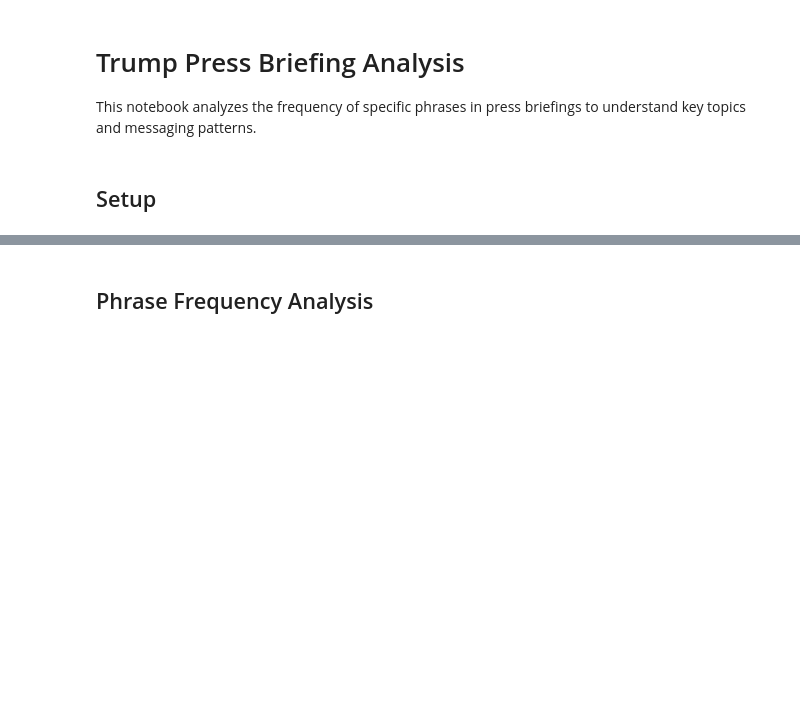
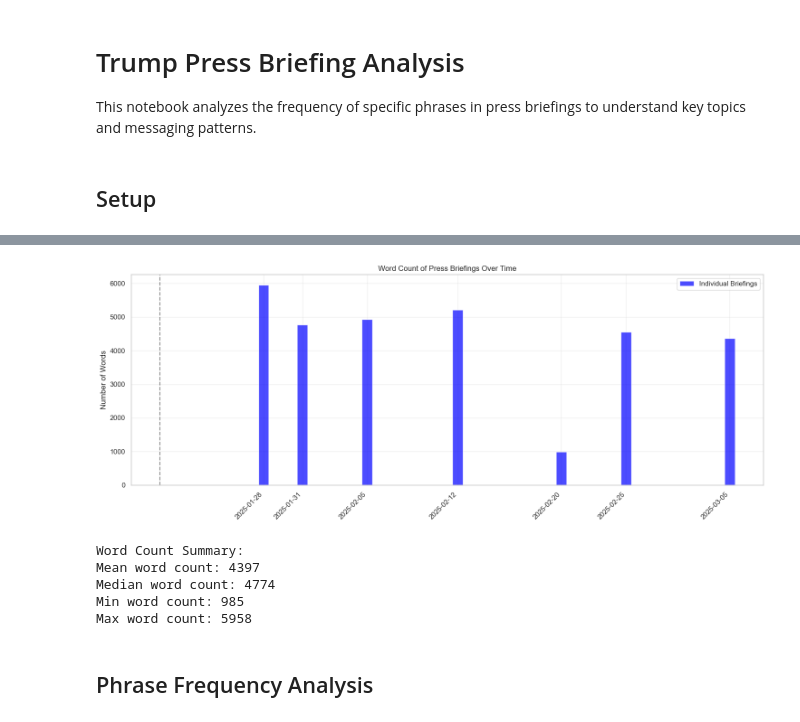
Before and after one commit to jsteng19/kalshi-research, a Jupyter notebook: notebooks/press_briefing_analysis.ipynb, the cells around one changed output, grey strips where cells are left out. Cells and saved outputs as stored; diff of their text form; code cells hidden in the pictures; blank space fills up the shorter version.

```diff
--- a/notebooks/press_briefing_analysis.ipynb
+++ b/notebooks/press_briefing_analysis.ipynb
@@ -134,3 +185,42 @@ if not df_post.empty:
+# %%
+# Plot total word counts over time as a bar chart
+plt.figure(figsize=(15, 6))
+
+# Create bar plot
+bars = plt.bar(df['date'], df['text_length'], alpha=0.7, color='blue', label='Individual Briefings')
+
+# Format x-axis with rotated date labels
+plt.xticks(df['date'], [d.strftime('%Y-%m-%d') for d in df['date']], rotation=45, ha='right')
+
+plt.title('Word Count of Press Briefings Over Time')
+plt.xlabel('') # Remove x-axis label since dates are shown
+plt.ylabel('Number of Words')
+plt.legend()
+plt.grid(True, alpha=0.3)
+
+# Add vertical line for inauguration
+plt.axvline(x=INAUGURATION_DATE, color='k', linestyle='--', alpha=0.5, label='Inauguration')
+
+# Set y-axis to start at 0
+plt.ylim(bottom=0)
+
+# Adjust layout to prevent label cutoff
+plt.tight_layout()
+plt.show()
+
+# Print summary statistics
+print("\nWord Count Summary:")
+print(f"Mean word count: {df['text_length'].mean():.0f}")
+print(f"Median word count: {df['text_length'].median():.0f}")
+print(f"Min word count: {df['text_length'].min():.0f}")
+print(f"Max word count: {df['text_length'].max():.0f}")
+# %% [output]
+[figure, added]
+Word Count Summary:
+Mean word count: 4397
+Median word count: 4774
+Min word count: 985
+Max word count: 5958
 # %% [markdown]
 ## Phrase Frequency Analysis
 # %%
```
Also changed, not shown: parts of 8 cells of this notebook, 39 other files.
